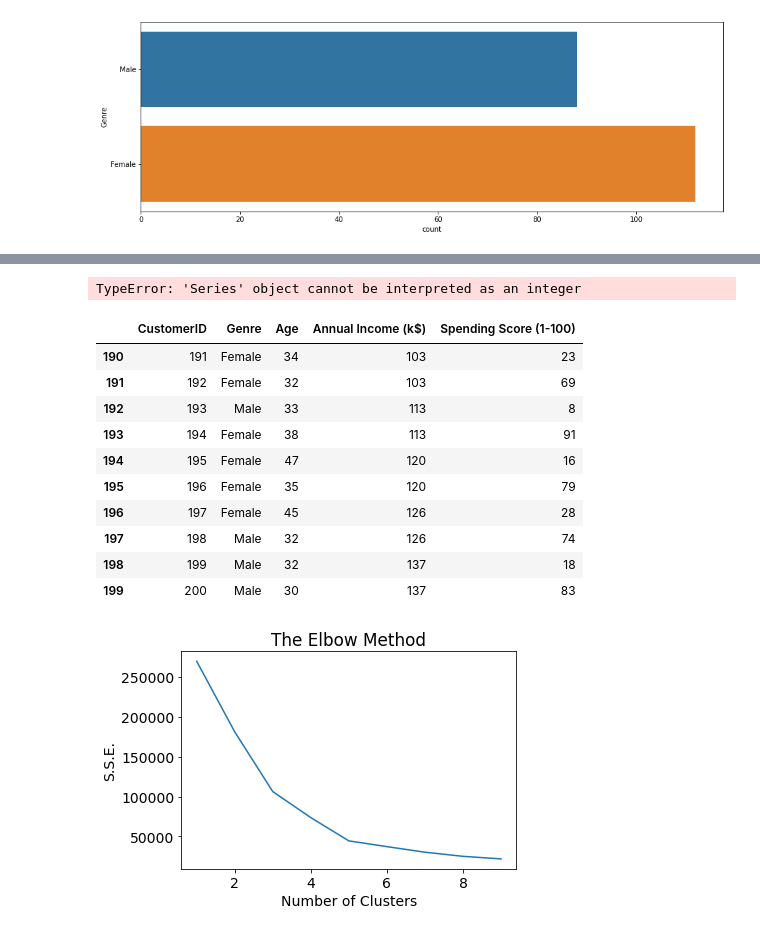
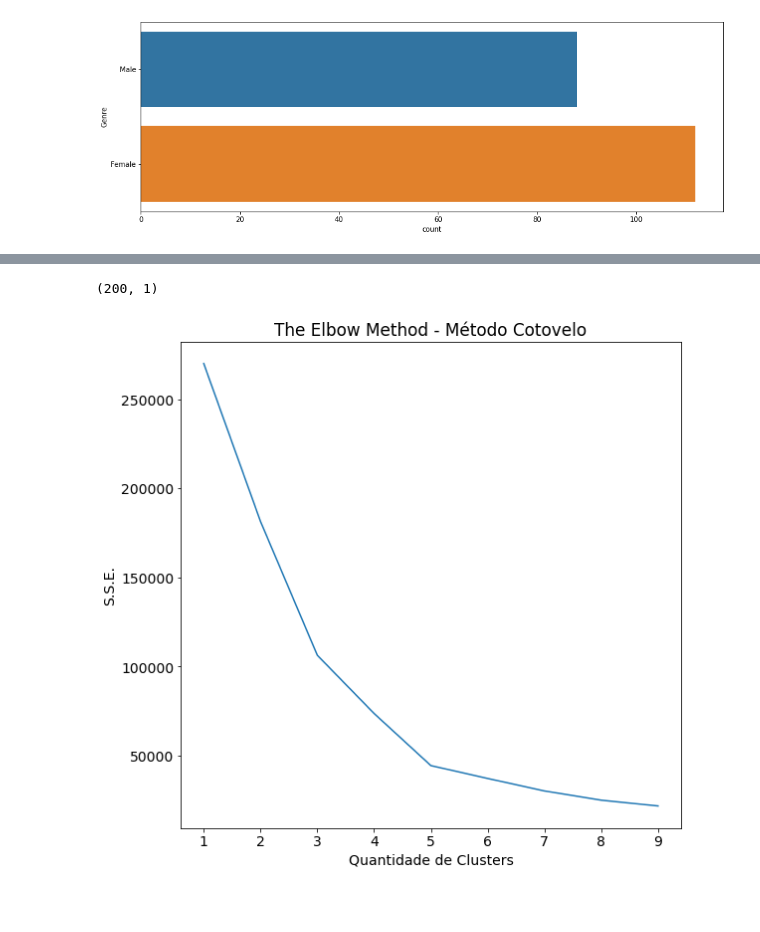
Before and after one commit to VictorSMonteiro/Projeto-Especial---Segmenta-ao-do-Clientes-, a Jupyter notebook: Teste Projeto.ipynb, the cells around one changed output, grey strips where cells are left out. Drawn from its saved outputs; the diff is of its cells as text; code cells hidden in the pictures; blank space fills up the shorter version.

```diff
--- a/Teste Projeto.ipynb
+++ b/Teste Projeto.ipynb
@@ -23,12 +42,11 @@ date: "17 de Novembro de 2021"
 # %%
-# Importação da Biblioteca pandas
+# Importação da Biblioteca pandas para a leitura dos dados
 import pandas as pd
-import matplotlib.pyplot as plt
-import seaborn as sns
 
 # Criação do dataframe df a partir do arquivo Mall_Customers.csv usando o método read_csv da biblioteca pandas
-df = pd.read_csv("Mall_Customers.csv")
+# coloca-se o index da coluna igual a 0 devido a coluna CustomerID para melhor visualização, mas não é obrigatório
+df = pd.read_csv("Mall_Customers.csv", index_col=0)
 
-# Através do método head, faz a leitura das dez primeiras linhas do data frame df
-df.head(n=10)
+# Verificando a estrutura do dataset
+df.shape
 # %% [output]
@@ -124,20 +158,3 @@ for i in range(df.count()):
     i = i + 1
 
 print(i)
-# %% [output]
-TypeError: 'Series' object cannot be interpreted as an integer
-# %%
-# Através do método tail, faz a leitura das dez ultimas linhas do data frame df
-df.tail(n=10)
-# %% [output]
-|  | CustomerID | Genre | Age | Annual Income (k$) | Spending Score (1-100) |
-| 190 | 191 | Female | 34 | 103 | 23 |
-| 191 | 192 | Female | 32 | 103 | 69 |
-| 192 | 193 | Male | 33 | 113 | 8 |
-| 193 | 194 | Female | 38 | 113 | 91 |
-| 194 | 195 | Female | 47 | 120 | 16 |
-| 195 | 196 | Female | 35 | 120 | 79 |
-| 196 | 197 | Female | 45 | 126 | 28 |
-| 197 | 198 | Male | 32 | 126 | 74 |
-| 198 | 199 | Male | 32 | 137 | 18 |
-| 199 | 200 | Male | 30 | 137 | 83 |
@@ -149,18 +161,37 @@ plt.rc("font", size=14)
+# %%
+# Criação da variável X que recebe apenas os valores colunas Annual Income e Spending Score
+X = df.iloc[:, [2, 3]].values
+# %% [output]
+(200, 1)
 # %%
+# Importando a bibliote Numpy
 import numpy as np
+
+# Importanto o método KMeans da biblioteca scikit learn
 from sklearn.cluster import KMeans
 
+# Criação de uma lista para receber as distorções
 distortions = []
+
+# Criação da variável k que recebe valores de dez clusters
 K = range(1, 10)
+
+# Loop para cálculo do modelo KMeans e suas distorções
 for k in K:
+
     kmeansModel = KMeans(n_clusters = k, init = 'k-means++',    random_state = 23)
+    # Treina o modelo Kmeans a partir dos dados de X
     kmeansModel.fit(X)
+    # Adiciona as distorções na lista
     distortions.append(kmeansModel.inertia_)
 
+# Chamada de funções da biblioteca matplotlib para melhorar a visualização do gráfico
+plt.rc("font", size=14)
 plt.plot(K, distortions)
-plt.title("The Elbow Method")
-plt.xlabel("Number of Clusters")
+plt.title("The Elbow Method - Método Cotovelo")
+plt.xlabel("Quantidade de Clusters")
+# Sum of Squared Errors
 plt.ylabel("S.S.E.")
 plt.show()
 # %% [output]
-[figure, old version]
+[figure, new version]
```
Also changed, not shown: parts of 31 cells of this notebook.
